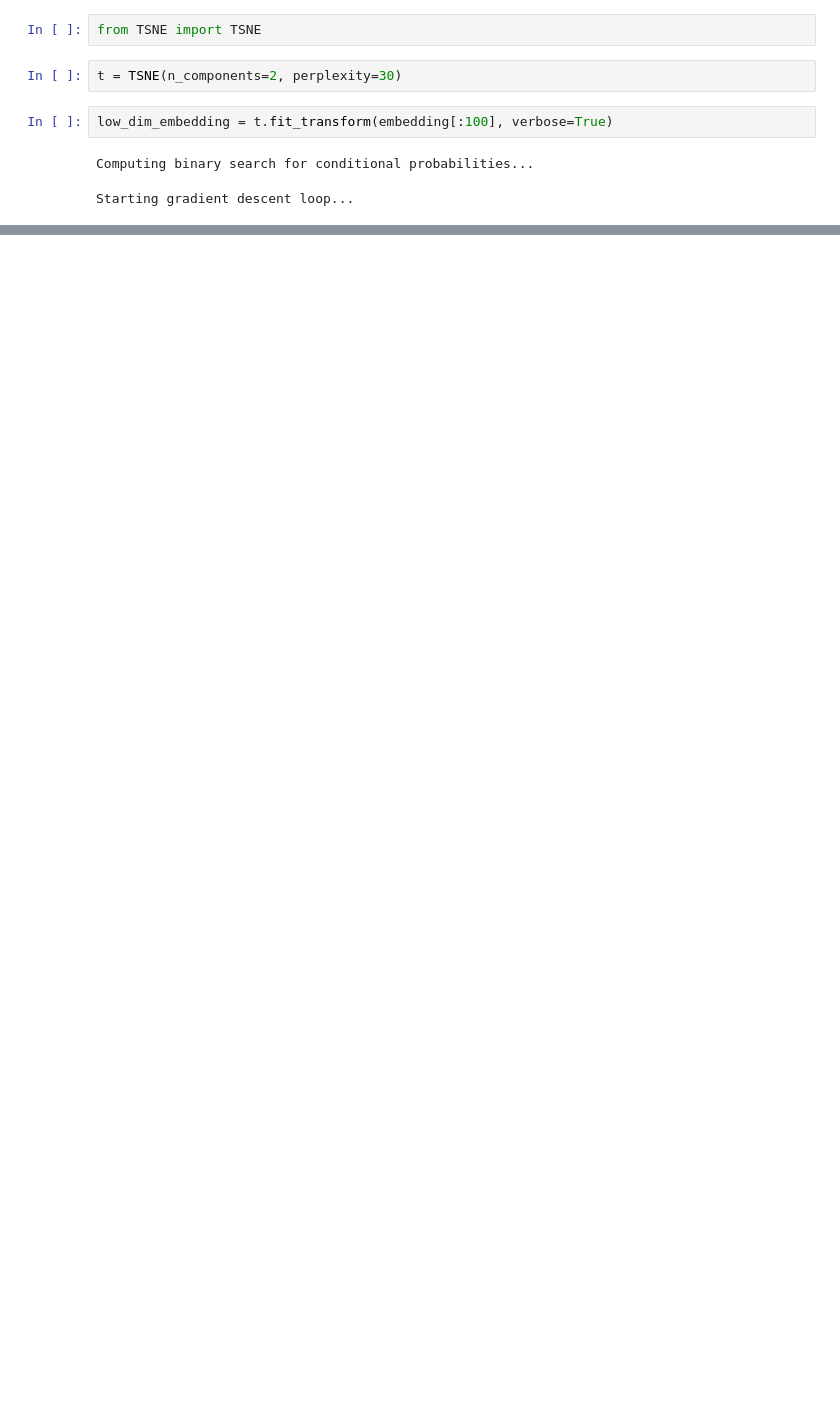
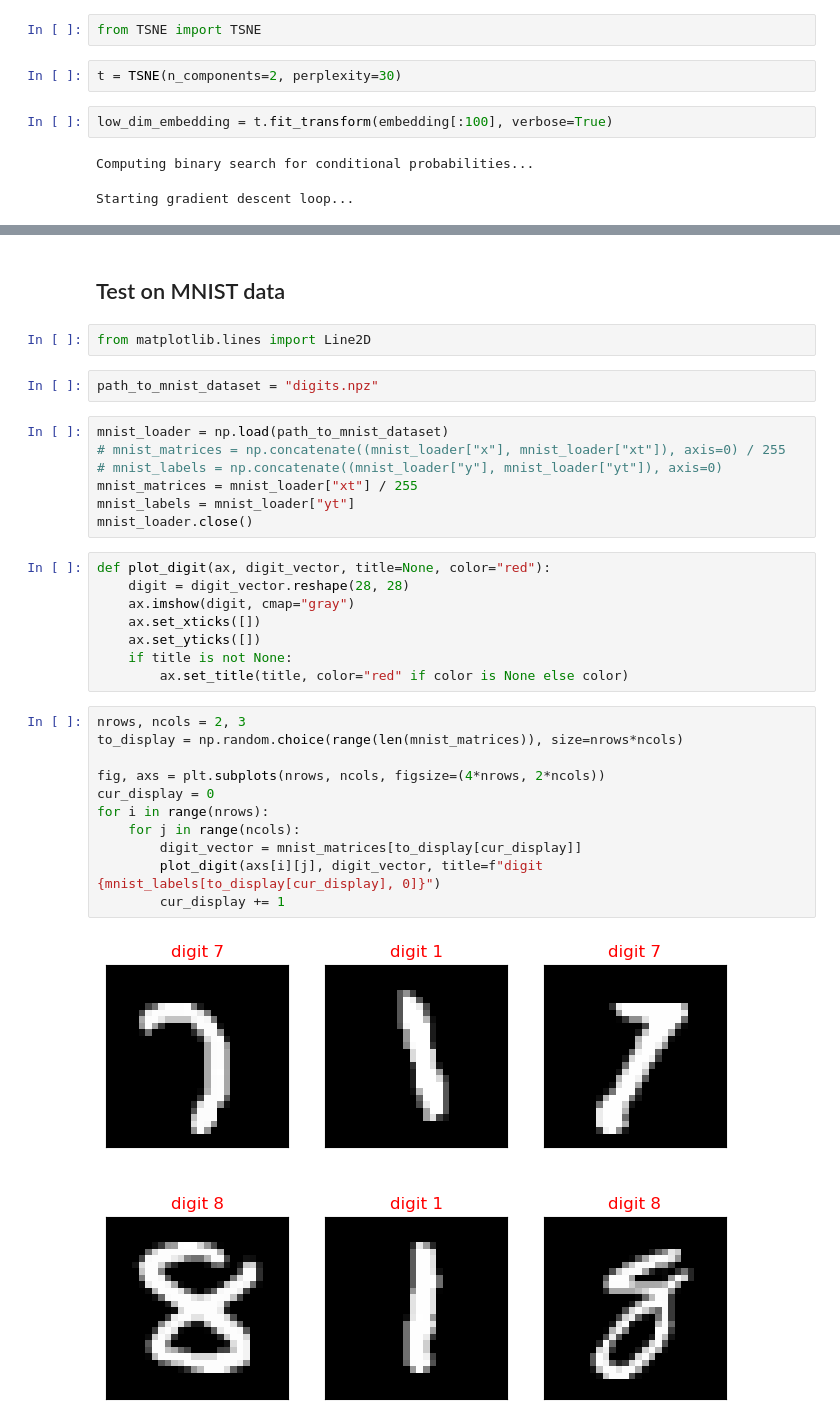
Before and after one commit to AntoineTSP/Advanced_ML, a Jupyter notebook: Embedding_imdb/Visualization.ipynb, the cells around one changed output, grey strips where cells are left out. Drawn from its saved outputs; the diff is of its cells as text; blank space fills up the shorter version.

```diff
--- a/Embedding_imdb/Visualization.ipynb
+++ b/Embedding_imdb/Visualization.ipynb
@@ -69,0 +70,34 @@ plt.show()
+# %% [markdown]
+## Test on MNIST data
+# %%
+from matplotlib.lines import Line2D
+# %%
+path_to_mnist_dataset = "digits.npz"
+# %%
+mnist_loader = np.load(path_to_mnist_dataset)
+# mnist_matrices = np.concatenate((mnist_loader["x"], mnist_loader["xt"]), axis=0) / 255
+# mnist_labels = np.concatenate((mnist_loader["y"], mnist_loader["yt"]), axis=0)
+mnist_matrices = mnist_loader["xt"] / 255
+mnist_labels = mnist_loader["yt"]
+mnist_loader.close()
+# %%
+def plot_digit(ax, digit_vector, title=None, color="red"):
+    digit = digit_vector.reshape(28, 28)
+    ax.imshow(digit, cmap="gray")
+    ax.set_xticks([])
+    ax.set_yticks([])
+    if title is not None:
+        ax.set_title(title, color="red" if color is None else color)
+# %%
+nrows, ncols = 2, 3
+to_display = np.random.choice(range(len(mnist_matrices)), size=nrows*ncols)
+
+fig, axs = plt.subplots(nrows, ncols, figsize=(4*nrows, 2*ncols))
+cur_display = 0
+for i in range(nrows):
+    for j in range(ncols):
+        digit_vector = mnist_matrices[to_display[cur_display]]
+        plot_digit(axs[i][j], digit_vector, title=f"digit {mnist_labels[to_display[cur_display], 0]}")
+        cur_display += 1
+# %% [output]
+[figure, added]
```
Also changed, not shown: parts of 15 cells of this notebook, 2 other files.
